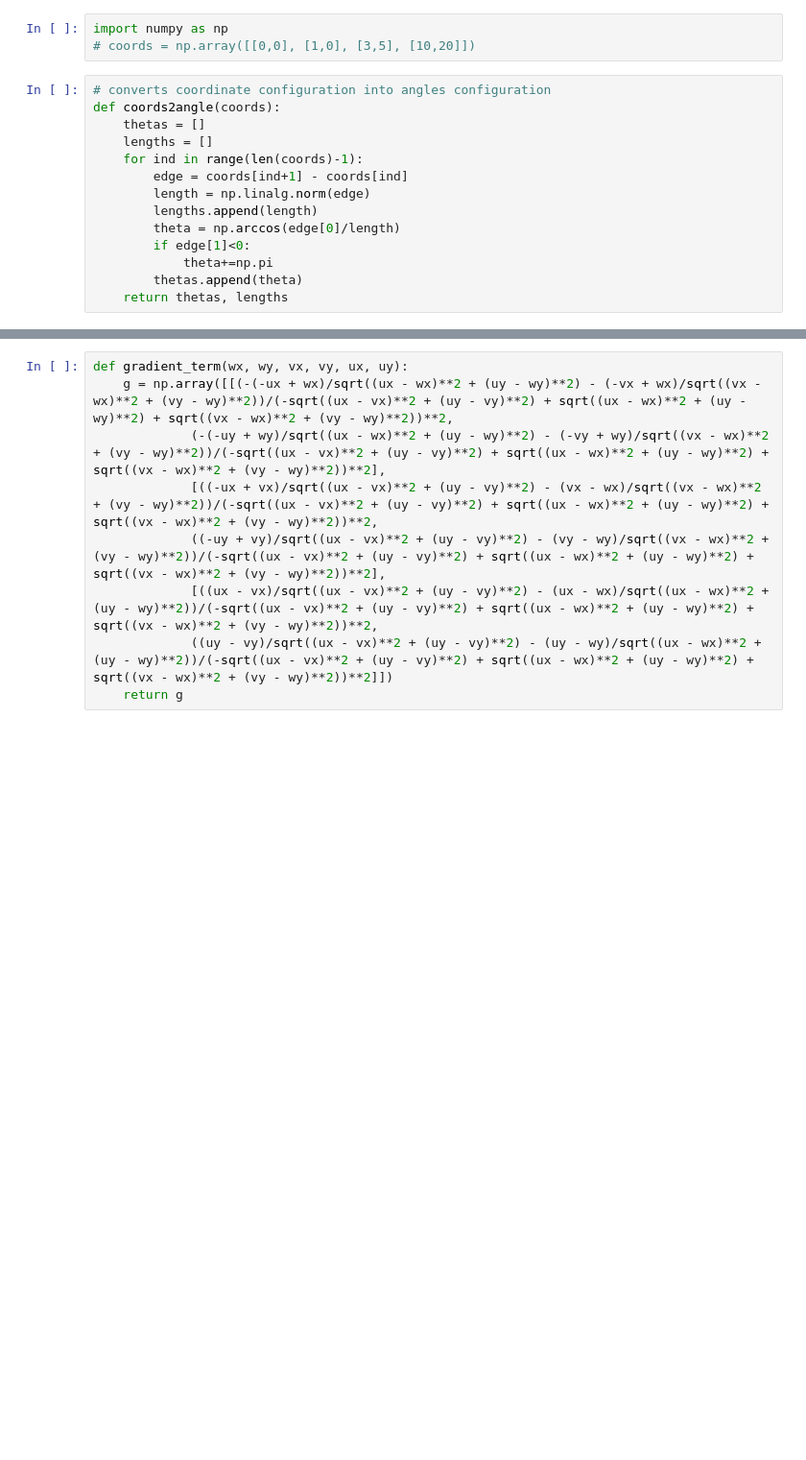
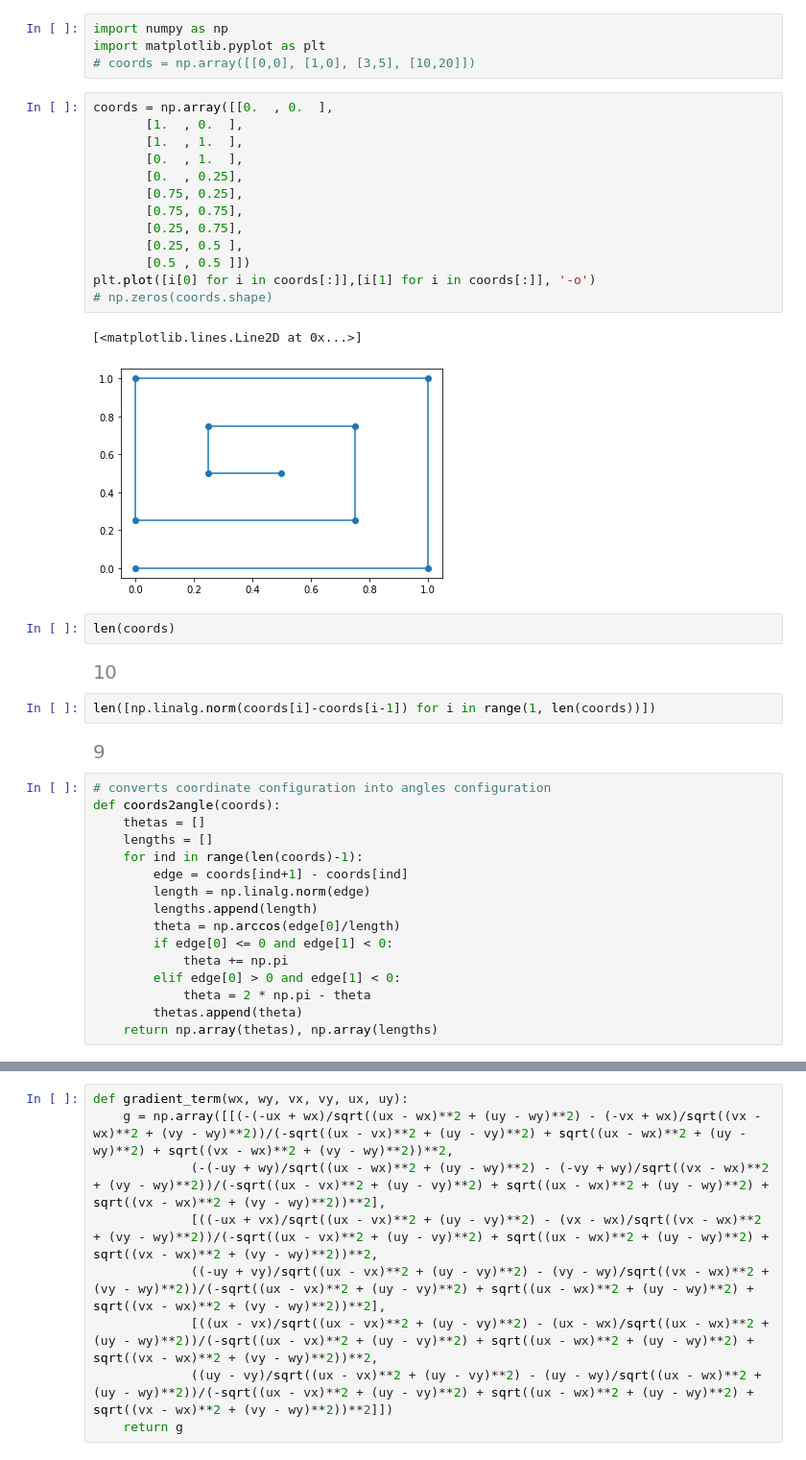
Before and after one commit to Baelyk/CarpentersRule, a Jupyter notebook: python/angle_configuration.ipynb, the cells around one changed output, grey strips where cells are left out. Shown at 96% size. Drawn from its saved outputs; the diff is of its cells as text; blank space fills up the shorter version.

Commit message:
Visualize expanding and fix angle conversion

```diff
--- a/python/angle_configuration.ipynb
+++ b/python/angle_configuration.ipynb
@@ -1,6 +1,31 @@
 # %%
 import numpy as np
+import matplotlib.pyplot as plt
 # coords = np.array([[0,0], [1,0], [3,5], [10,20]])
+# %%
+coords = np.array([[0.  , 0.  ],
+       [1.  , 0.  ],
+       [1.  , 1.  ],
+       [0.  , 1.  ],
+       [0.  , 0.25],
+       [0.75, 0.25],
+       [0.75, 0.75],
+       [0.25, 0.75],
+       [0.25, 0.5 ],
+       [0.5 , 0.5 ]])
+plt.plot([i[0] for i in coords[:]],[i[1] for i in coords[:]], '-o')
+# np.zeros(coords.shape)
+# %% [output]
+[<matplotlib.lines.Line2D at 0x...>]
+[figure, added]
+# %%
+len(coords)
+# %% [output]
+[figure, added]
+# %%
+len([np.linalg.norm(coords[i]-coords[i-1]) for i in range(1, len(coords))])
+# %% [output]
+[figure, added]
 # %%
 # converts coordinate configuration into angles configuration
 def coords2angle(coords):
@@ -11,10 +36,12 @@ def coords2angle(coords):
         length = np.linalg.norm(edge)
         lengths.append(length)
         theta = np.arccos(edge[0]/length)
-        if edge[1]<0:
-            theta+=np.pi
+        if edge[0] <= 0 and edge[1] < 0:
+            theta += np.pi
+        elif edge[0] > 0 and edge[1] < 0:
+            theta = 2 * np.pi - theta
         thetas.append(theta)
-    return thetas, lengths
+    return np.array(thetas), np.array(lengths)
 # %%
 # converts angles configuration back to coordinate configuration
 import cmath
```
Also changed, not shown: parts of 10 cells of this notebook, 1 other file.
